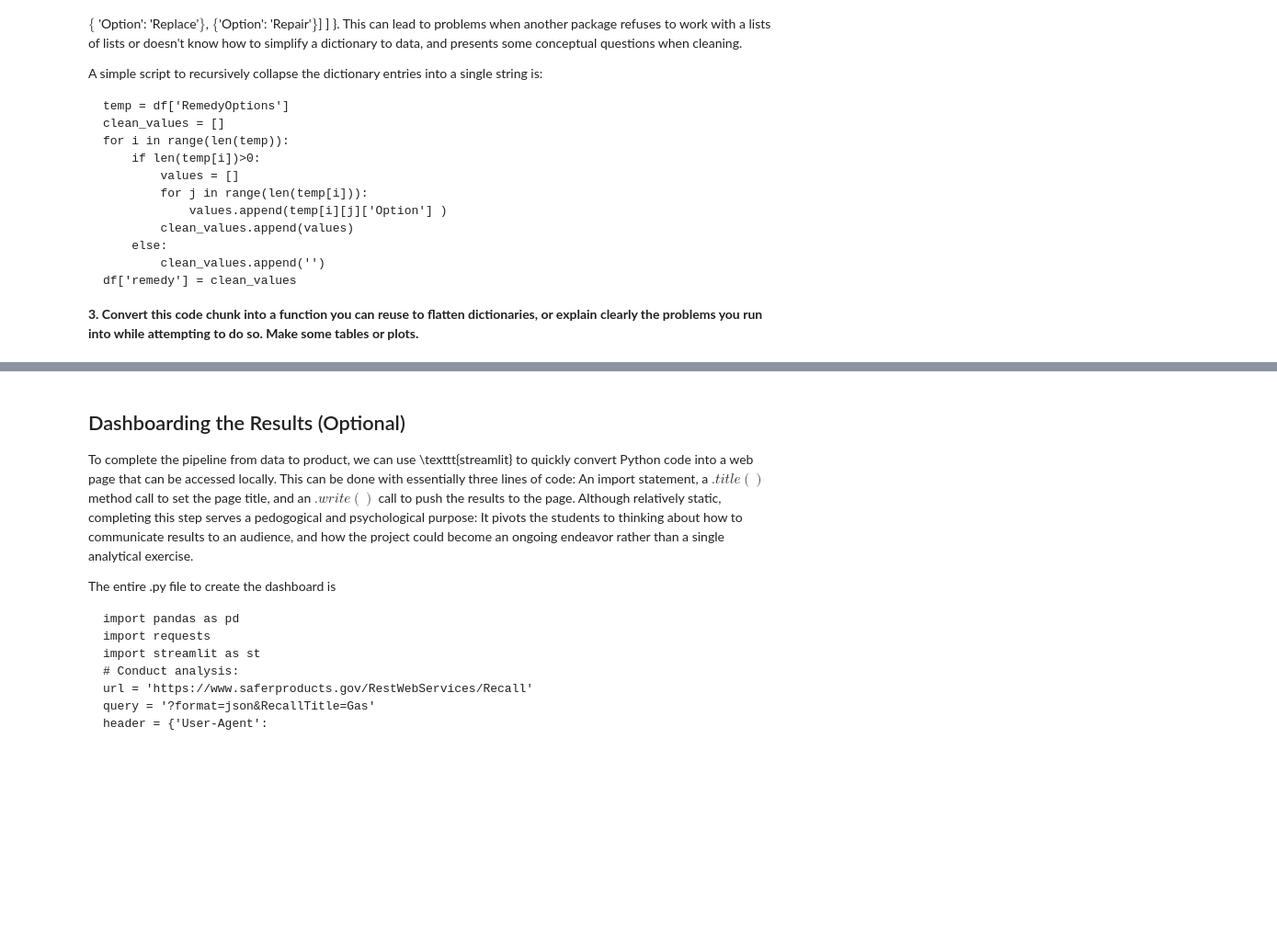
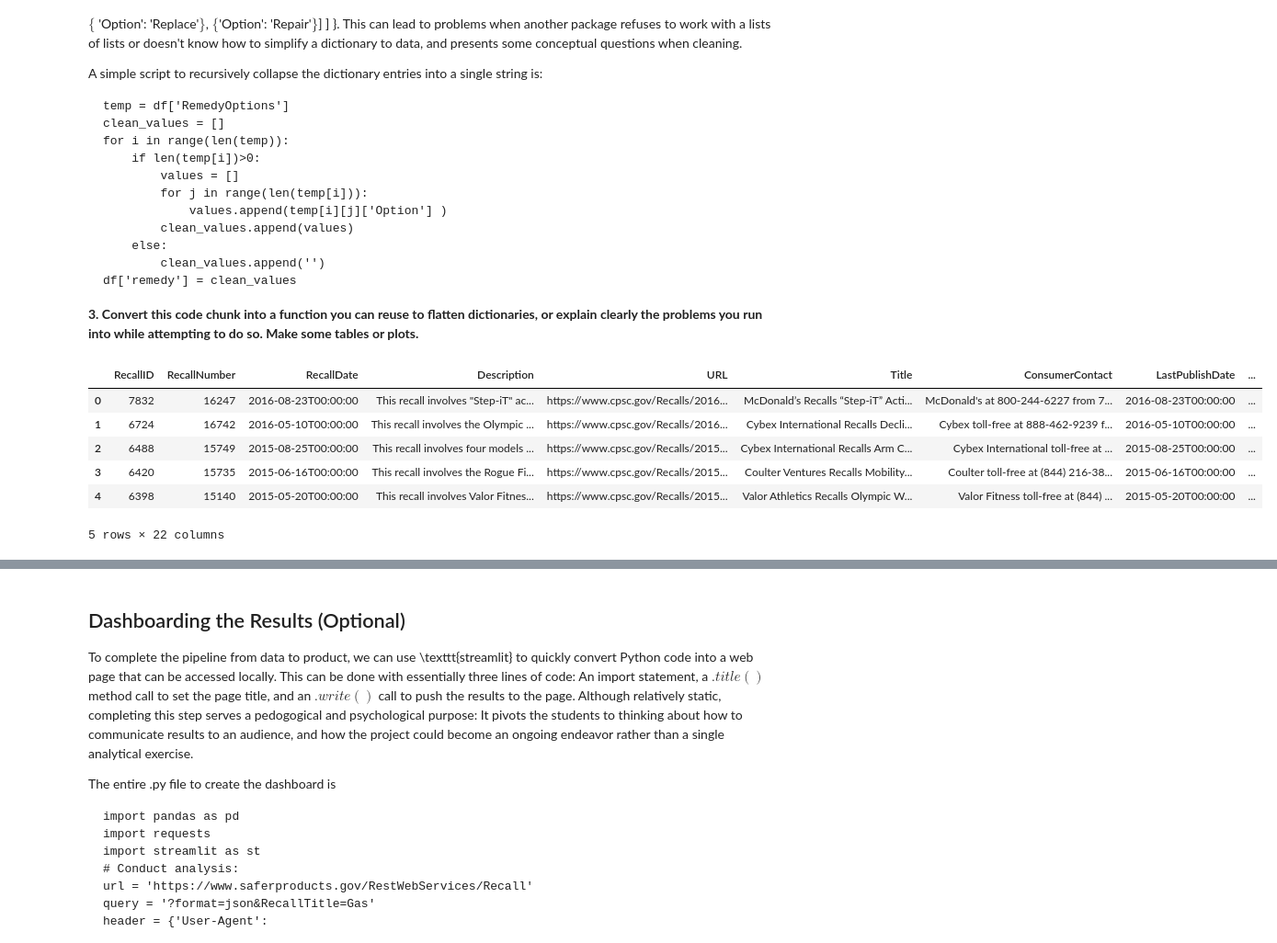
Before and after one commit to gffiveash/Labs, a Jupyter notebook: 01_api_calls/assignment_notebook.ipynb, the cells around one changed output, grey strips where cells are left out. Shown: that part at 92% size. Cells and saved outputs as stored; diff of their text form; code cells hidden in the pictures; blank space fills up the shorter version.

```diff
--- a/01_api_calls/assignment_notebook.ipynb
+++ b/01_api_calls/assignment_notebook.ipynb
@@ -117,6 +122,17 @@ Many resources are designed to block access from particular kinds of users. In o
 This is a bit more code and some steps are a bit less human-friendly, but seems to work a bit more reliably than `requests`.
 
 **2. Practice with the saferproducts.gov API and the above code in a notebook to see how API's work, in general.**
+# %%
+#Practive with the Saferproducts.gov API
+
+import urllib.request
+import json
+url = 'https://www.saferproducts.gov/RestWebServices/'
+query = 'Recall?format=json&ProductType=Exercise'
+response = urllib.request.urlopen(url+query)
+response_bytes = response.read()
+data = json.loads(response_bytes)
+response.close()
 # %% [markdown]
 ## Wrangling the Data
 
@@ -162,3 +178,17 @@ A simple script to recursively collapse the dictionary entries into a single str
     df['remedy'] = clean_values
 
 **3. Convert this code chunk into a function you can reuse to flatten dictionaries, or explain clearly the problems you run into while attempting to do so. Make some tables or plots.**
+# %%
+# Wrangling the Data
+
+import pandas as pd
+df=pd.DataFrame.from_dict(data)
+df.head()
+# %% [output]
+|  | RecallID | RecallNumber | RecallDate | Description | URL | Title | ConsumerContact | LastPublishDate | ... |
+| 0 | 7832 | 16247 | 2016-08-23T00:00:00 | This recall involves "Step-iT" ac... | https://www.cpsc.gov/Recalls/2016... | McDonald’s Recalls “Step-iT” Acti... | McDonald's at 800-244-6227 from 7... | 2016-08-23T00:00:00 | ... |
+| 1 | 6724 | 16742 | 2016-05-10T00:00:00 | This recall involves the Olympic ... | https://www.cpsc.gov/Recalls/2016... | Cybex International Recalls Decli... | Cybex toll-free at 888-462-9239 f... | 2016-05-10T00:00:00 | ... |
+| 2 | 6488 | 15749 | 2015-08-25T00:00:00 | This recall involves four models ... | https://www.cpsc.gov/Recalls/2015... | Cybex International Recalls Arm C... | Cybex International toll-free at ... | 2015-08-25T00:00:00 | ... |
+| 3 | 6420 | 15735 | 2015-06-16T00:00:00 | This recall involves the Rogue Fi... | https://www.cpsc.gov/Recalls/2015... | Coulter Ventures Recalls Mobility... | Coulter toll-free at (844) 216-38... | 2015-06-16T00:00:00 | ... |
+| 4 | 6398 | 15140 | 2015-05-20T00:00:00 | This recall involves Valor Fitnes... | https://www.cpsc.gov/Recalls/2015... | Valor Athletics Recalls Olympic W... | Valor Fitness toll-free at (844) ... | 2015-05-20T00:00:00 | ... |
+5 rows × 22 columns
```
Also changed, not shown: parts of 2 cells of this notebook.
